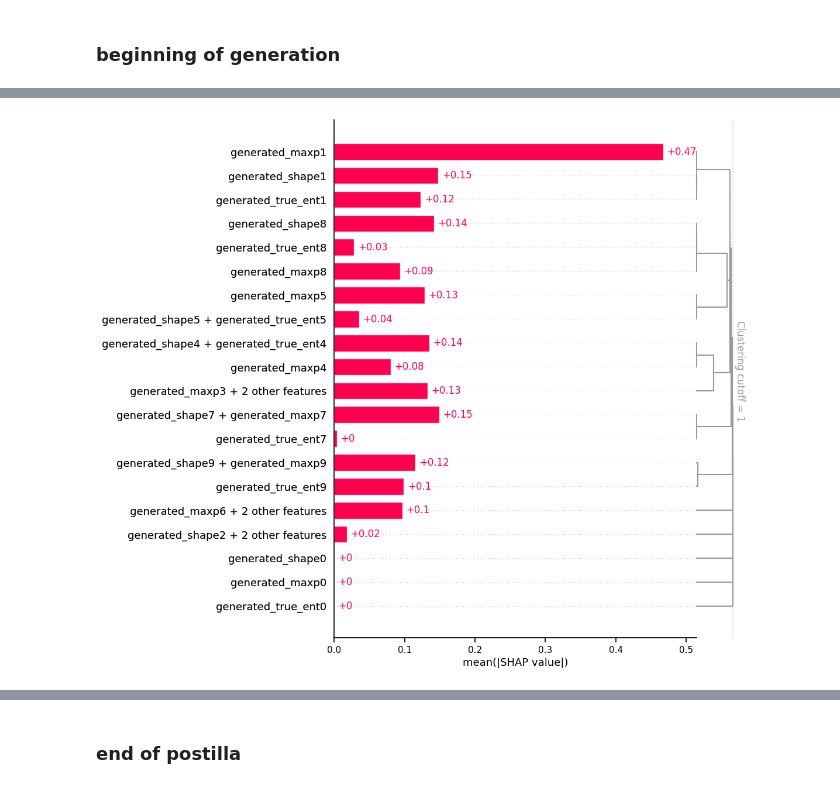
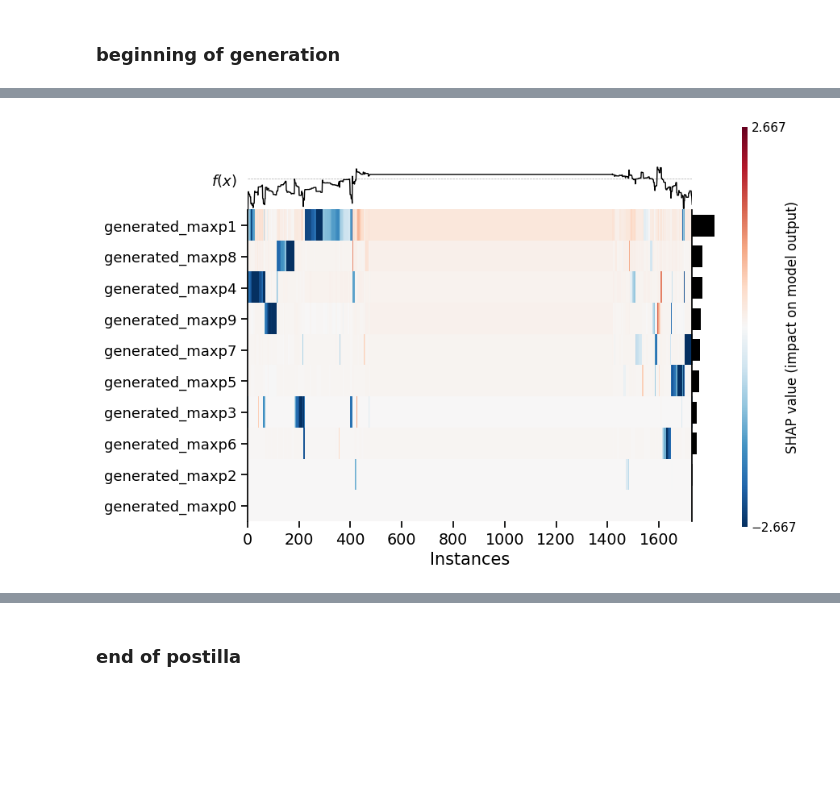
Before and after one commit to carloalbertobono/llm-uncertainty, a Jupyter notebook: tablellama-classifier.ipynb, the cells around one changed output, grey strips where cells are left out. Cells and saved outputs as stored; diff of their text form; code cells hidden in the pictures; blank space fills up the shorter version.

```diff
--- a/tablellama-classifier.ipynb
+++ b/tablellama-classifier.ipynb
@@ -167,5 +160,4 @@ shap.plots.heatmap(shap_values)
-# %%
-clustering = shap.utils.hclust(X_res, y_res)
-shap.plots.bar(shap_values, clustering=clustering, max_display=20, clustering_cutoff=1)
-# %% [output]
-[figure, removed]
+# %%
+shap.plots.heatmap(shap_values, cmap="RdBu_r")
+# %% [output]
+[figure, added]
```
Also changed, not shown: parts of 44 cells of this notebook, 3 other files.
